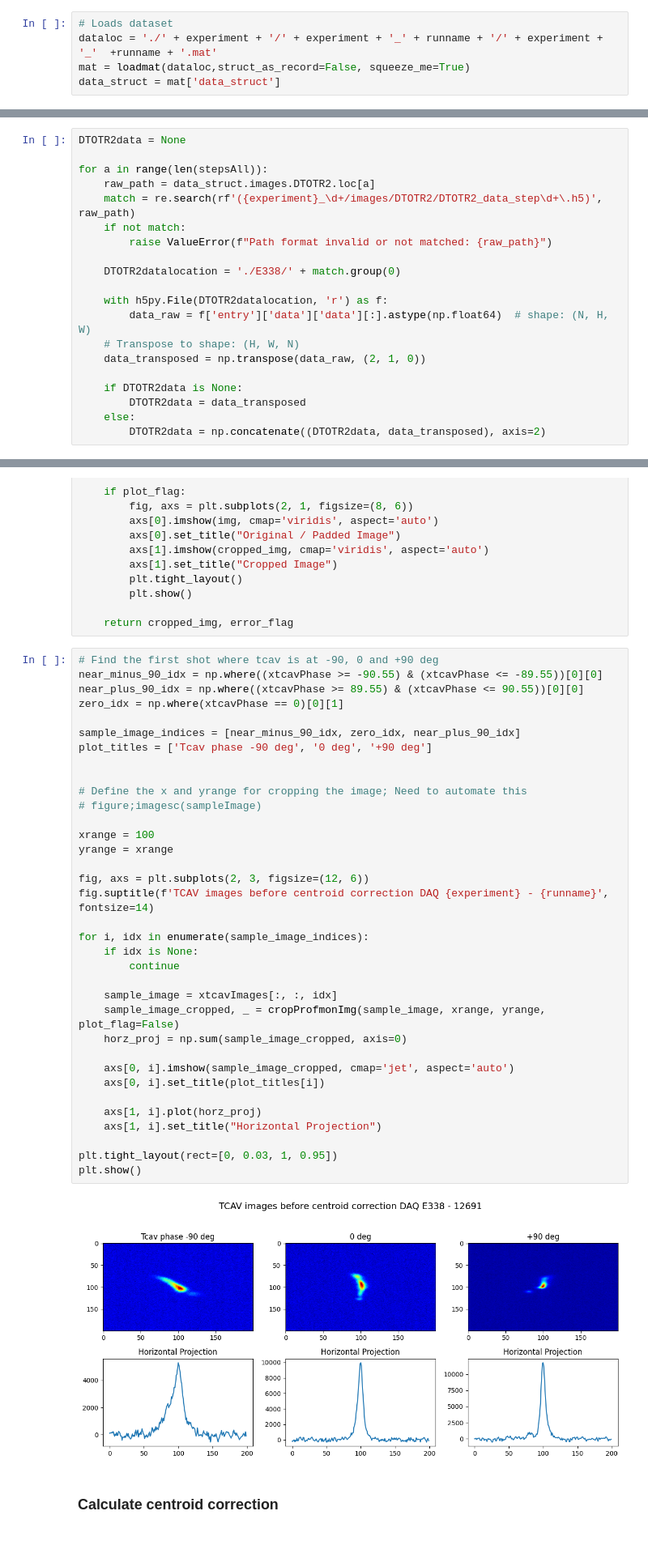
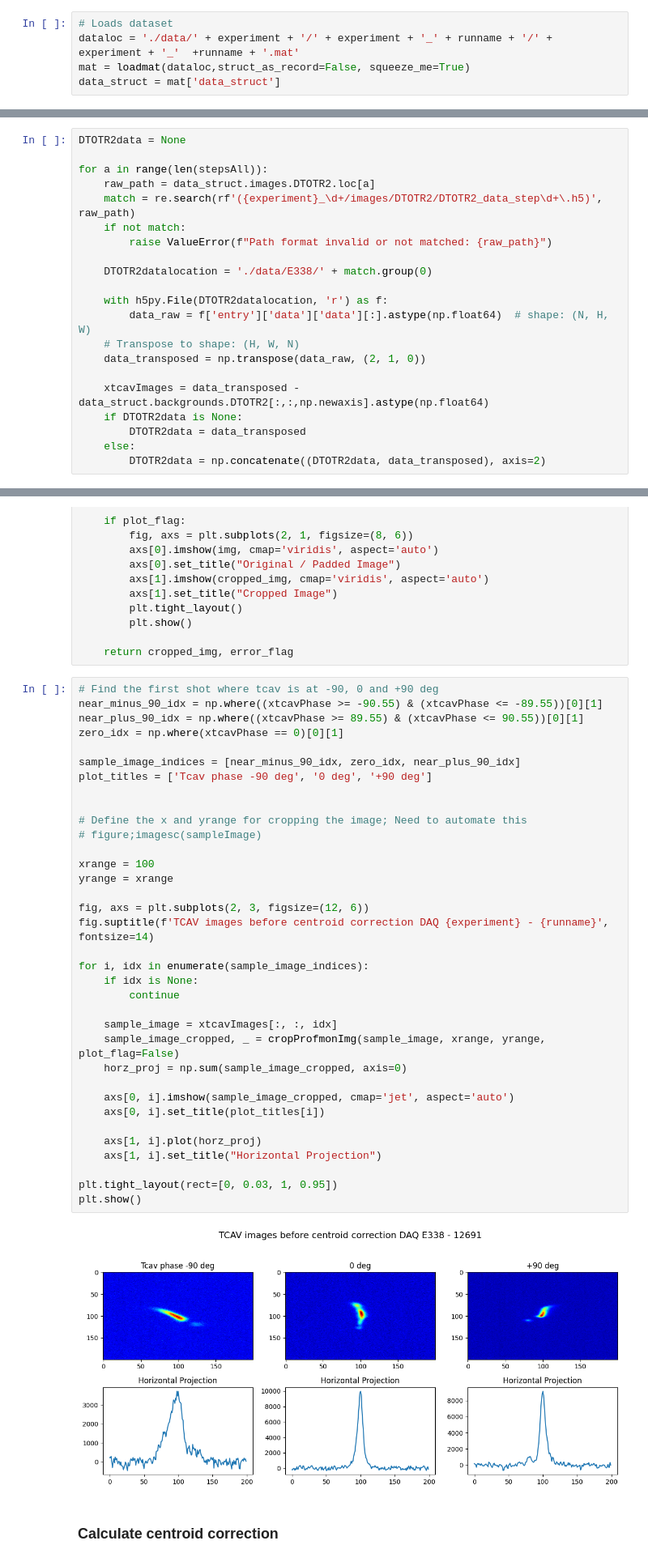
Before and after one commit to truewis/FACET-II-ML-diag, a Jupyter notebook: xtcav_analysis_E338_12691.ipynb, the cells around one changed output, grey strips where cells are left out. Shown at 81% size. Saved outputs shown, nothing was run; the diff lists cells and outputs as text.

```diff
--- a/xtcav_analysis_E338_12691.ipynb
+++ b/xtcav_analysis_E338_12691.ipynb
@@ -28,7 +28,7 @@ SYAG_cal = 64.4e9
 ### Load dataset
 # %%
 # Loads dataset
-dataloc = './' + experiment + '/' + experiment + '_' + runname + '/' + experiment + '_'  +runname + '.mat'
+dataloc = './data/' + experiment + '/' + experiment + '_' + runname + '/' + experiment + '_'  +runname + '.mat'
 mat = loadmat(dataloc,struct_as_record=False, squeeze_me=True)
 data_struct = mat['data_struct']
 # %%
@@ -50,13 +50,14 @@ for a in range(len(stepsAll)):
     if not match:
         raise ValueError(f"Path format invalid or not matched: {raw_path}")
 
-    DTOTR2datalocation = './E338/' + match.group(0)
+    DTOTR2datalocation = './data/E338/' + match.group(0)
 
     with h5py.File(DTOTR2datalocation, 'r') as f:
         data_raw = f['entry']['data']['data'][:].astype(np.float64)  # shape: (N, H, W)
     # Transpose to shape: (H, W, N)
     data_transposed = np.transpose(data_raw, (2, 1, 0))
 
+    xtcavImages = data_transposed - data_struct.backgrounds.DTOTR2[:,:,np.newaxis].astype(np.float64)
     if DTOTR2data is None:
         DTOTR2data = data_transposed
     else:
@@ -221,41 +220,41 @@ def cropProfmonImg(img, xrange, yrange, plot_flag=False):
     return cropped_img, error_flag
 # %%
 # Find the first shot where tcav is at -90, 0 and +90 deg
-near_minus_90_idx = np.where((xtcavPhase >= -90.55) & (xtcavPhase <= -89.55))[0][0]
-near_plus_90_idx = np.where((xtcavPhase >= 89.55) & (xtcavPhase <= 90.55))[0][0]
+near_minus_90_idx = np.where((xtcavPhase >= -90.55) & (xtcavPhase <= -89.55))[0][1]
+near_plus_90_idx = np.where((xtcavPhase >= 89.55) & (xtcavPhase <= 90.55))[0][1]
 zero_idx = np.where(xtcavPhase == 0)[0][1]
 
 sample_image_indices = [near_minus_90_idx, zero_idx, near_plus_90_idx]
 plot_titles = ['Tcav phase -90 deg', '0 deg', '+90 deg']
 
 
 # Define the x and yrange for cropping the image; Need to automate this
 # figure;imagesc(sampleImage)
 
 xrange = 100
 yrange = xrange
 
 fig, axs = plt.subplots(2, 3, figsize=(12, 6))
 fig.suptitle(f'TCAV images before centroid correction DAQ {experiment} - {runname}', fontsize=14)
 
 for i, idx in enumerate(sample_image_indices):
     if idx is None:
         continue
 
     sample_image = xtcavImages[:, :, idx]
     sample_image_cropped, _ = cropProfmonImg(sample_image, xrange, yrange, plot_flag=False)
     horz_proj = np.sum(sample_image_cropped, axis=0)
 
     axs[0, i].imshow(sample_image_cropped, cmap='jet', aspect='auto')
     axs[0, i].set_title(plot_titles[i])
 
     axs[1, i].plot(horz_proj)
     axs[1, i].set_title("Horizontal Projection")
 
 plt.tight_layout(rect=[0, 0.03, 1, 0.95])
 plt.show()
 # %% [output]
-[figure, old version]
+[figure, new version]
 # %% [markdown]
 ### Calculate centroid correction
 # %%
```
Also changed, not shown: parts of 14 cells of this notebook, 20 other files.
